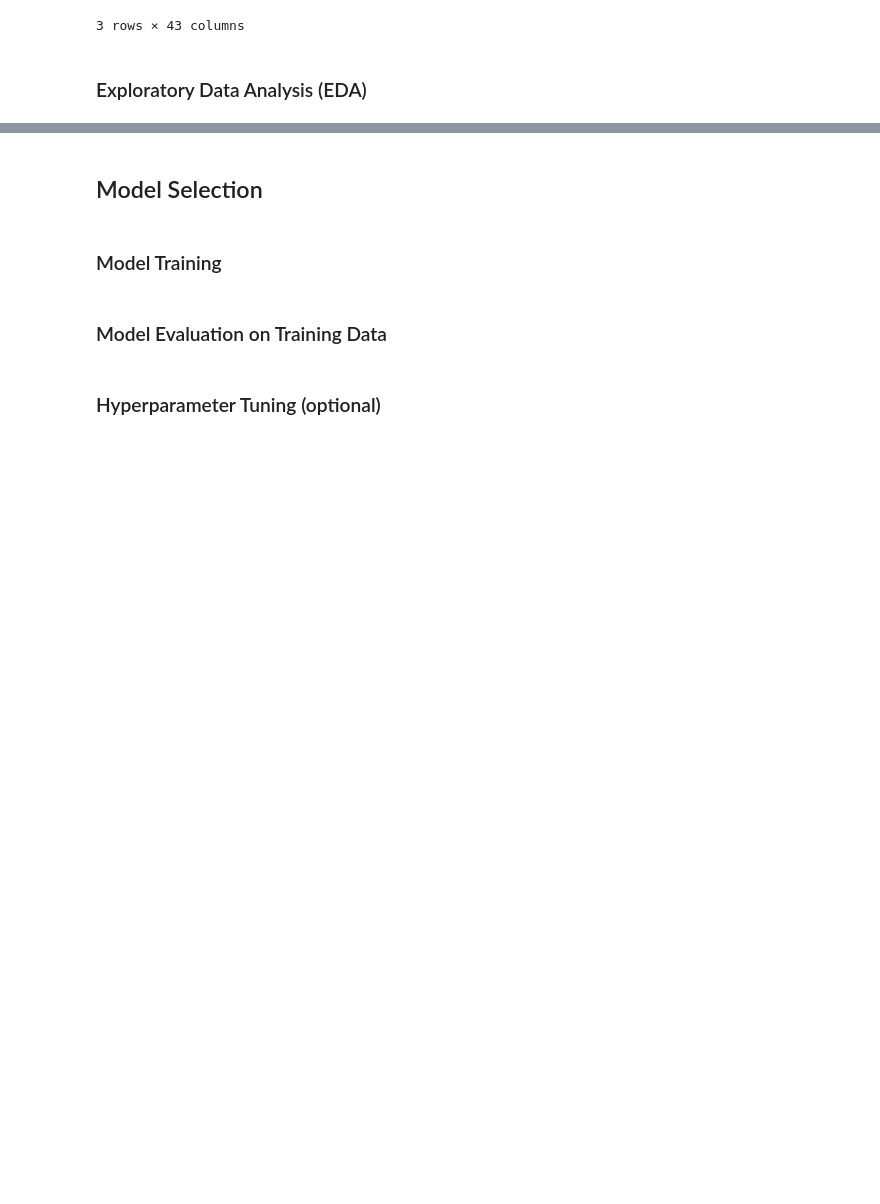
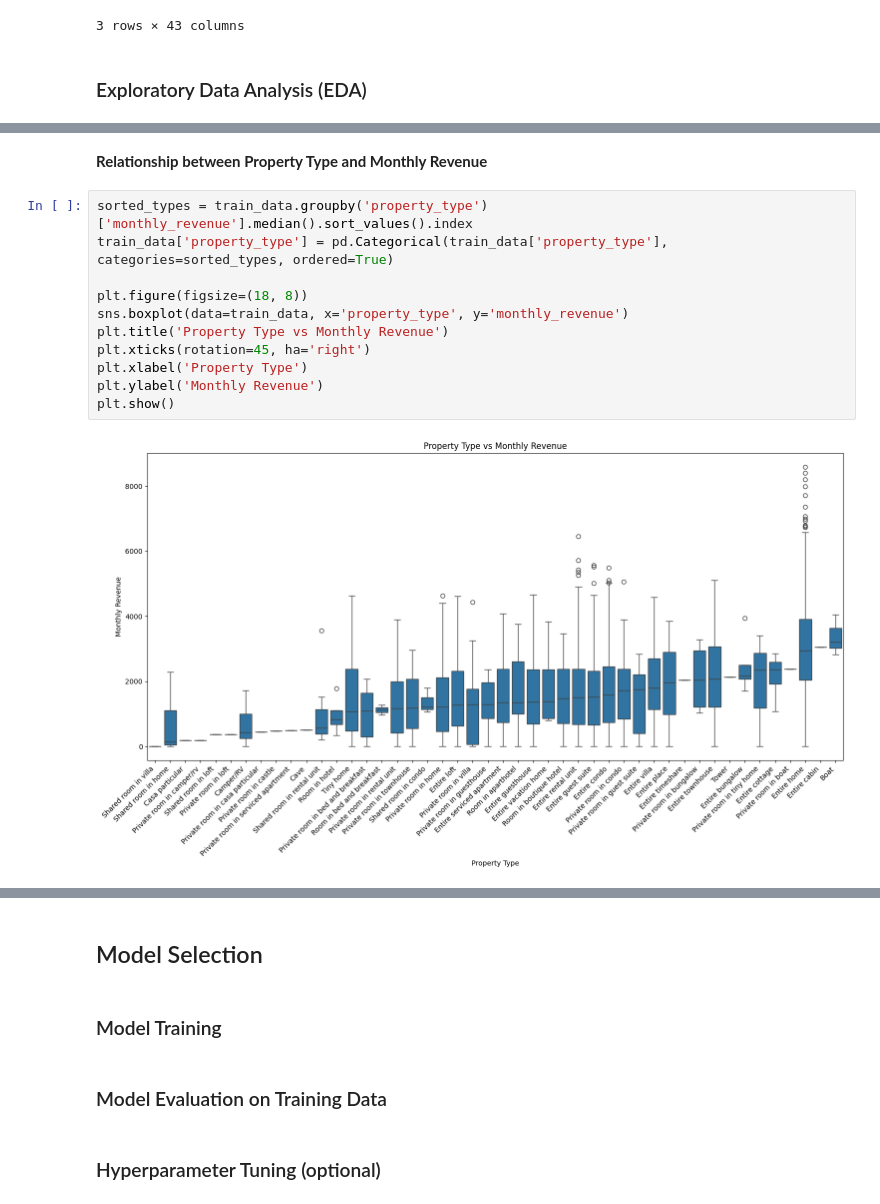
Before and after one commit to isobela/WIDS-Case-Competiton, a Jupyter notebook: wids_casecomp.ipynb, the cells around one changed output, grey strips where cells are left out. Drawn from its saved outputs; the diff is of its cells as text; blank space fills up the shorter version.

```diff
--- a/wids_casecomp.ipynb
+++ b/wids_casecomp.ipynb
@@ -43,0 +79,15 @@ test_data.head(3)
+# %% [markdown]
+**Relationship between Property Type and Monthly Revenue**
+# %%
+sorted_types = train_data.groupby('property_type')['monthly_revenue'].median().sort_values().index
+train_data['property_type'] = pd.Categorical(train_data['property_type'], categories=sorted_types, ordered=True)
+
+plt.figure(figsize=(18, 8))
+sns.boxplot(data=train_data, x='property_type', y='monthly_revenue')
+plt.title('Property Type vs Monthly Revenue')
+plt.xticks(rotation=45, ha='right')
+plt.xlabel('Property Type')
+plt.ylabel('Monthly Revenue')
+plt.show()
+# %% [output]
+[figure, added]
```
Also changed, not shown: parts of 15 cells of this notebook.
